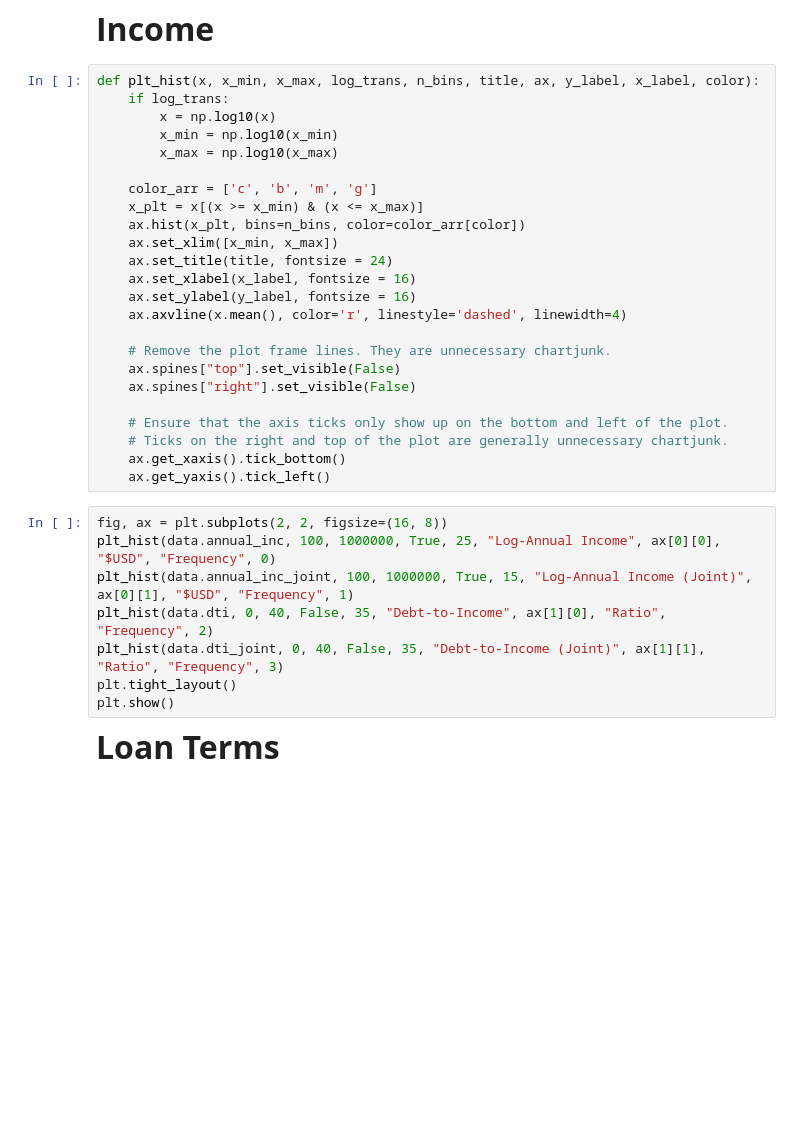
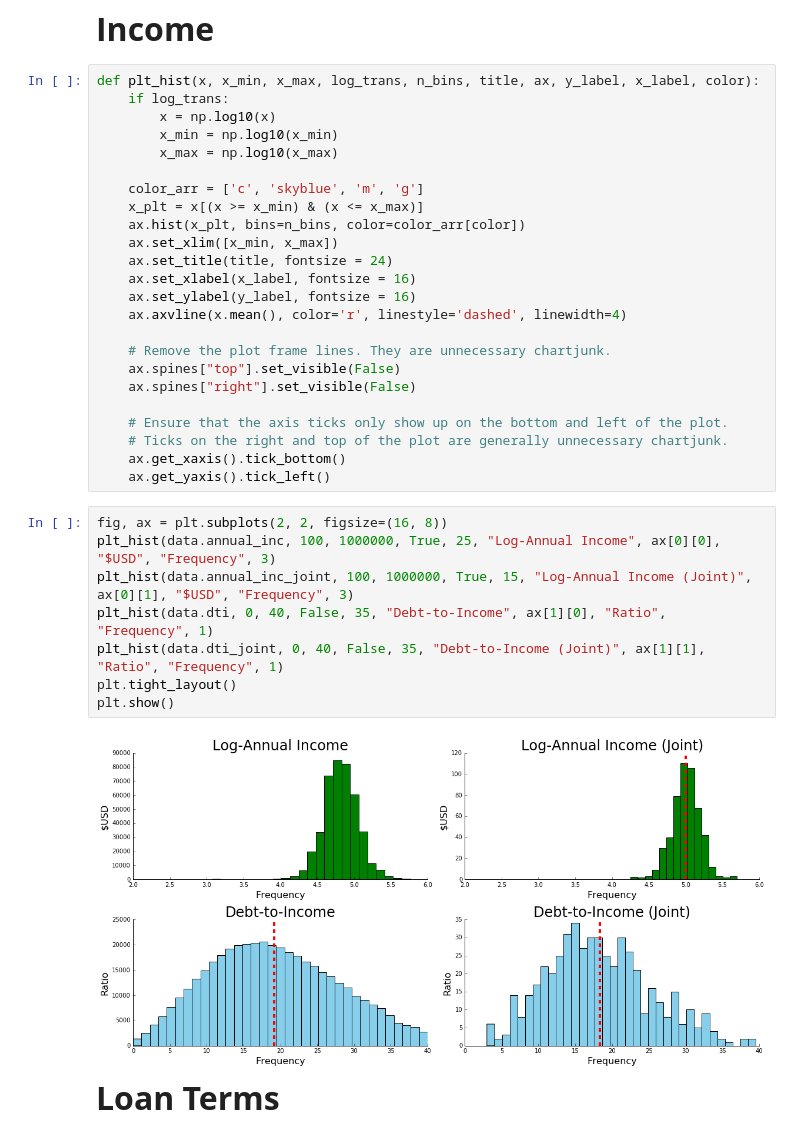
Before and after one commit to ankitagarwal/cs109a, a Jupyter notebook: base_notebook-DEVON2.ipynb, the cells around one changed output. Cells and saved outputs as stored; diff of their text form; blank space fills up the shorter version.

```diff
--- a/base_notebook-DEVON2.ipynb
+++ b/base_notebook-DEVON2.ipynb
@@ -651,7 +646,7 @@ def plt_hist(x, x_min, x_max, log_trans, n_bins, title, ax, y_label, x_label, co
         x_min = np.log10(x_min)
         x_max = np.log10(x_max)
 
-    color_arr = ['c', 'b', 'm', 'g']
+    color_arr = ['c', 'skyblue', 'm', 'g']
     x_plt = x[(x >= x_min) & (x <= x_max)]
     ax.hist(x_plt, bins=n_bins, color=color_arr[color])
     ax.set_xlim([x_min, x_max])
@@ -670,12 +665,14 @@ def plt_hist(x, x_min, x_max, log_trans, n_bins, title, ax, y_label, x_label, co
     ax.get_yaxis().tick_left()
 # %%
 fig, ax = plt.subplots(2, 2, figsize=(16, 8))
-plt_hist(data.annual_inc, 100, 1000000, True, 25, "Log-Annual Income", ax[0][0], "$USD", "Frequency", 0)
-plt_hist(data.annual_inc_joint, 100, 1000000, True, 15, "Log-Annual Income (Joint)", ax[0][1], "$USD", "Frequency", 1)
-plt_hist(data.dti, 0, 40, False, 35, "Debt-to-Income", ax[1][0], "Ratio", "Frequency", 2)
-plt_hist(data.dti_joint, 0, 40, False, 35, "Debt-to-Income (Joint)", ax[1][1], "Ratio", "Frequency", 3)
+plt_hist(data.annual_inc, 100, 1000000, True, 25, "Log-Annual Income", ax[0][0], "$USD", "Frequency", 3)
+plt_hist(data.annual_inc_joint, 100, 1000000, True, 15, "Log-Annual Income (Joint)", ax[0][1], "$USD", "Frequency", 3)
+plt_hist(data.dti, 0, 40, False, 35, "Debt-to-Income", ax[1][0], "Ratio", "Frequency", 1)
+plt_hist(data.dti_joint, 0, 40, False, 35, "Debt-to-Income (Joint)", ax[1][1], "Ratio", "Frequency", 1)
 plt.tight_layout()
 plt.show()
+# %% [output]
+[figure, added]
 # %% [markdown]
 **<font size=6>Loan Terms</font>**
 # %%
```
Also changed, not shown: parts of 16 cells of this notebook.
